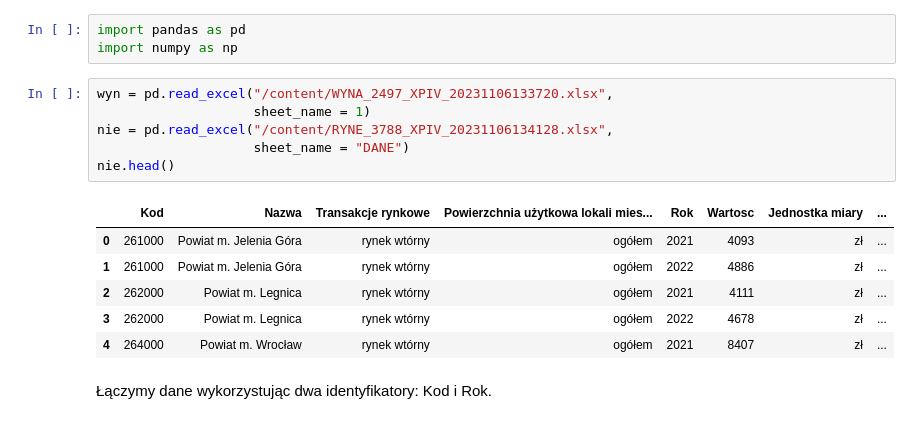
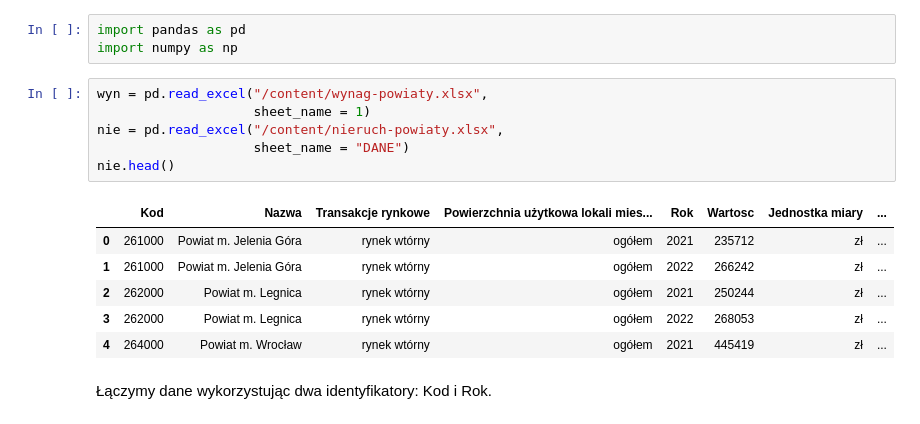
Before and after one commit to DepartmentOfStatisticsPUE/air-2024, a Jupyter notebook: notebooks/2_laczenie.ipynb, the cells around one changed output. Cells and saved outputs as stored; diff of their text form.

```diff
--- a/notebooks/2_laczenie.ipynb
+++ b/notebooks/2_laczenie.ipynb
@@ -4,18 +4,18 @@
 import pandas as pd
 import numpy as np
 # %%
-wyn = pd.read_excel("/content/WYNA_2497_XPIV_20231106133720.xlsx",
+wyn = pd.read_excel("/content/wynag-powiaty.xlsx",
                     sheet_name = 1)
-nie = pd.read_excel("/content/RYNE_3788_XPIV_20231106134128.xlsx",
+nie = pd.read_excel("/content/nieruch-powiaty.xlsx",
                     sheet_name = "DANE")
 nie.head()
 # %% [output]
 |  | Kod | Nazwa | Transakcje rynkowe | Powierzchnia użytkowa lokali mies... | Rok | Wartosc | Jednostka miary | ... |
-| 0 | 261000 | Powiat m. Jelenia Góra | rynek wtórny | ogółem | 2021 | 4093 | zł | ... |
-| 1 | 261000 | Powiat m. Jelenia Góra | rynek wtórny | ogółem | 2022 | 4886 | zł | ... |
-| 2 | 262000 | Powiat m. Legnica | rynek wtórny | ogółem | 2021 | 4111 | zł | ... |
-| 3 | 262000 | Powiat m. Legnica | rynek wtórny | ogółem | 2022 | 4678 | zł | ... |
-| 4 | 264000 | Powiat m. Wrocław | rynek wtórny | ogółem | 2021 | 8407 | zł | ... |
+| 0 | 261000 | Powiat m. Jelenia Góra | rynek wtórny | ogółem | 2021 | 235712 | zł | ... |
+| 1 | 261000 | Powiat m. Jelenia Góra | rynek wtórny | ogółem | 2022 | 266242 | zł | ... |
+| 2 | 262000 | Powiat m. Legnica | rynek wtórny | ogółem | 2021 | 250244 | zł | ... |
+| 3 | 262000 | Powiat m. Legnica | rynek wtórny | ogółem | 2022 | 268053 | zł | ... |
+| 4 | 264000 | Powiat m. Wrocław | rynek wtórny | ogółem | 2021 | 445419 | zł | ... |
 # %% [markdown]
 Łączymy dane wykorzystując dwa identyfikatory: Kod i Rok.
 # %% [markdown]
```
Also changed, not shown: parts of 5 cells of this notebook.
